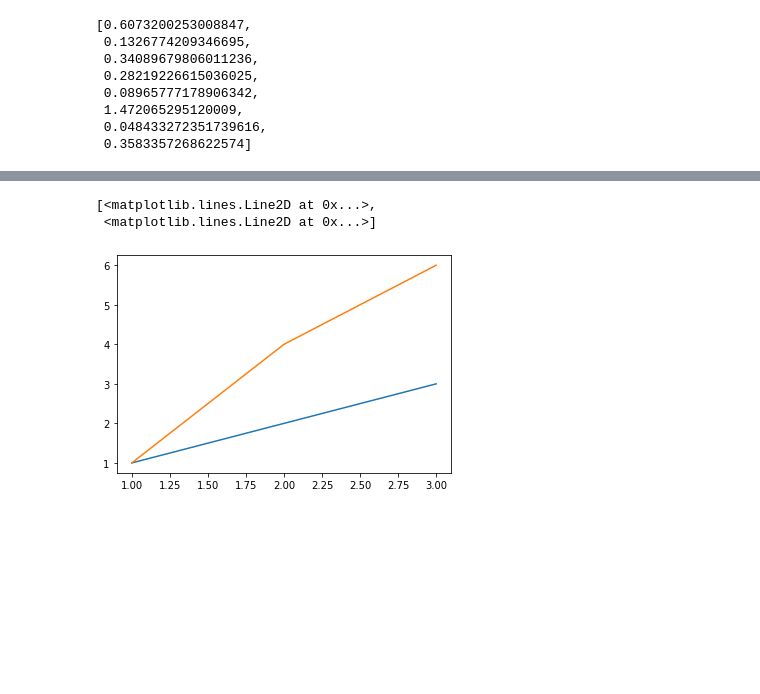
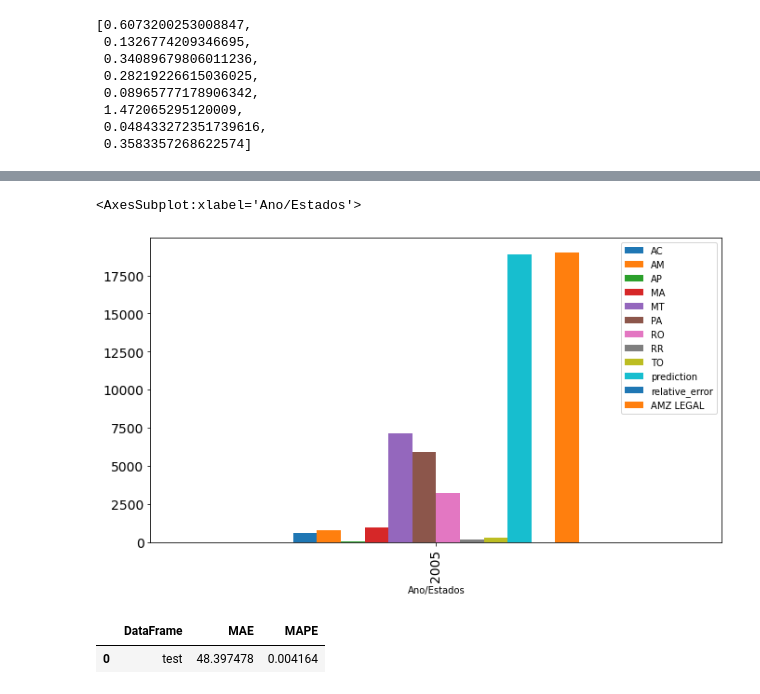
Before and after one commit to alynenogu/Pos-Graduacao---Ciencia-de-Dados, a Jupyter notebook: Machine Learning - monografia.ipynb, the cells around one changed output, grey strips where cells are left out. Cells and saved outputs as stored; diff of their text form; code cells hidden in the pictures; blank space fills up the shorter version.

Commit message:
Adicionando graficos e mape

```diff
--- a/Machine Learning - monografia.ipynb
+++ b/Machine Learning - monografia.ipynb
@@ -94,0 +144,6 @@ plt.plot(xTestSorted, yTestSorted, xTestSorted, yPredSorted)
+# %%
+df_teste = xTest.copy()
+df_teste['prediction'] = yPred
+df_teste['relative_error'] = prediction_relative_error
+df_teste['AMZ LEGAL'] = yTest
+df_teste
@@ -94,0 +160,2 @@ plt.plot(xTestSorted, yTestSorted, xTestSorted, yPredSorted)
+# %%
+df_teste.set_index('Ano/Estados',inplace = True)
@@ -94,0 +175,5 @@ plt.plot(xTestSorted, yTestSorted, xTestSorted, yPredSorted)
+# %%
+df_teste.loc[df_teste.index==2005].plot.bar(figsize = (11,6),fontsize=14)
+# %% [output]
+<AxesSubplot:xlabel='Ano/Estados'>
+[figure, added]
@@ -95,10 +185,19 @@ plt.plot(xTestSorted, yTestSorted, xTestSorted, yPredSorted)
+# %%
+#Verificar o MAE - Curso #Erro Percentual Médio Absoluto (MAPE)
+data = {
+    'DataFrame':['test'],
+    'MAE':[mae_test],
+    'MAPE':[mape_test]
+}
+df_mp = pd.DataFrame(data)
+df_mp
+#Nos dados de teste, a cada predição que fizer o modelo pode estar 0.4% errado
+# %% [output]
+|  | DataFrame | MAE | MAPE |
+| 0 | test | 48.397478 | 0.004164 |
 # %%
-x = [1,2,3]
-y1 = [1,2,3]
-y2 = [1,4,6]
+#x = [1,2,3]
+#y1 = [1,2,3]
+#y2 = [1,4,6]
 
-plt.plot(x, y1, x,y2)
+#plt.plot(x, y1, x,y2)
-# %% [output]
-[<matplotlib.lines.Line2D at 0x...>,
- <matplotlib.lines.Line2D at 0x...>]
-[figure, removed]
```
Also changed, not shown: parts of 10 cells of this notebook.
